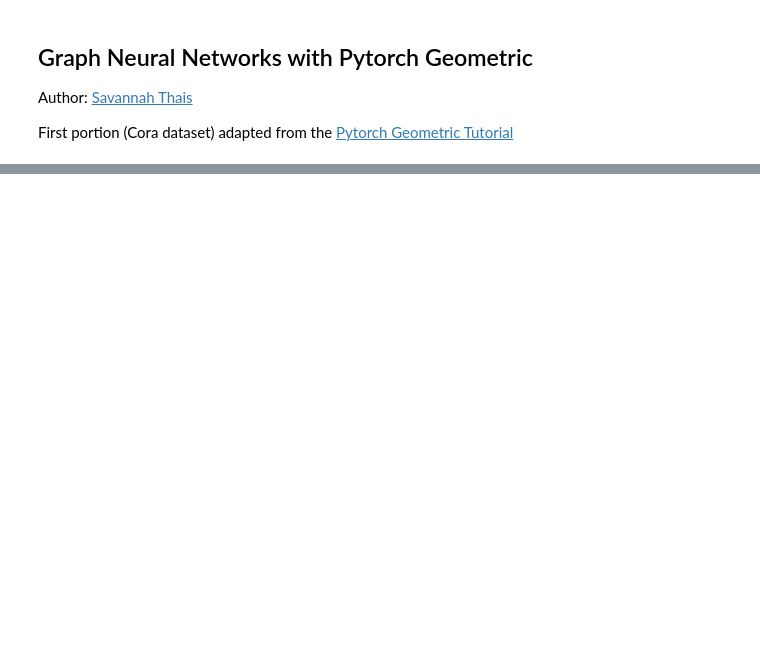
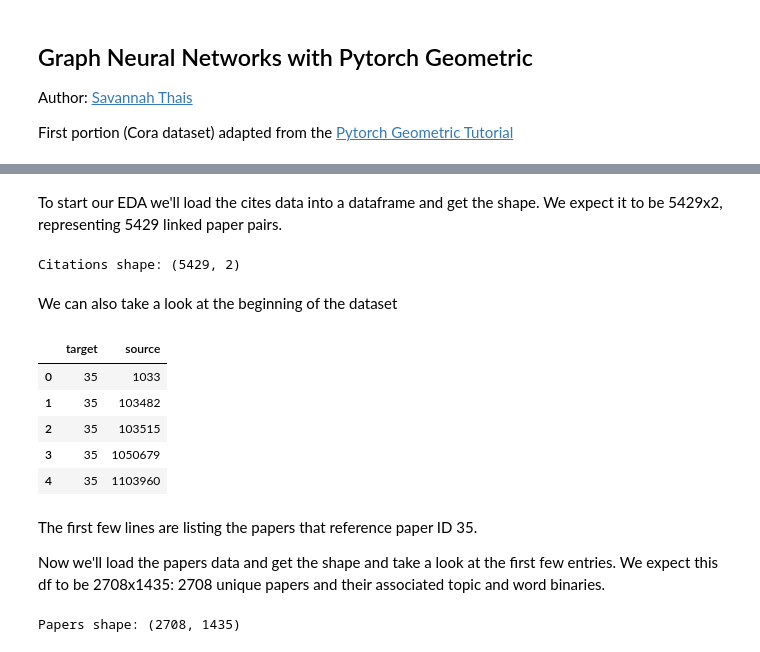
Before and after one commit to savvy379/codashep_ml_2022, a Jupyter notebook: lecture4_gnns/Graph Neural Networks .ipynb, the cells around one changed output, grey strips where cells are left out. Drawn from its saved outputs; the diff is of its cells as text; code cells hidden in the pictures; blank space fills up the shorter version.

```diff
--- a/lecture4_gnns/Graph Neural Networks .ipynb
+++ b/lecture4_gnns/Graph Neural Networks .ipynb
@@ -51,0 +85,36 @@ def visualize(h, color):
+# %% [markdown]
+To start our EDA we'll load the cites data into a dataframe and get the shape. We expect it to be 5429x2, representing 5429 linked paper pairs.
+# %%
+#load the cites data into a dataframe and get the shape (expect it to be 5429x2, representing 5429 linked paper pairs)
+citations = pd.read_csv(
+    os.path.join(data_dir, "cora.cites"),
+    sep="\t",
+    header=None,
+    names=["target", "source"],
+)
+print("Citations shape:", citations.shape)
+# %% [output]
+Citations shape: (5429, 2)
+# %% [markdown]
+We can also take a look at the beginning of the dataset
+# %%
+citations.head()
+# %% [output]
+|  | target | source |
+| 0 | 35 | 1033 |
+| 1 | 35 | 103482 |
+| 2 | 35 | 103515 |
+| 3 | 35 | 1050679 |
+| 4 | 35 | 1103960 |
+# %% [markdown]
+The first few lines are listing the papers that reference paper ID 35.
+
+Now we'll load the papers data and get the shape and take a look at the first few entries. We expect this df to be 2708x1435: 2708 unique papers and their associated topic and word binaries.
+# %%
+column_names = ["paper_id"] + [f"term_{idx}" for idx in range(1433)] + ["subject"]
+papers = pd.read_csv(
+    os.path.join(data_dir, "cora.content"), sep="\t", header=None, names=column_names,
+)
+print("Papers shape:", papers.shape)
+# %% [output]
+Papers shape: (2708, 1435)
```
Also changed, not shown: parts of 28 cells of this notebook.
